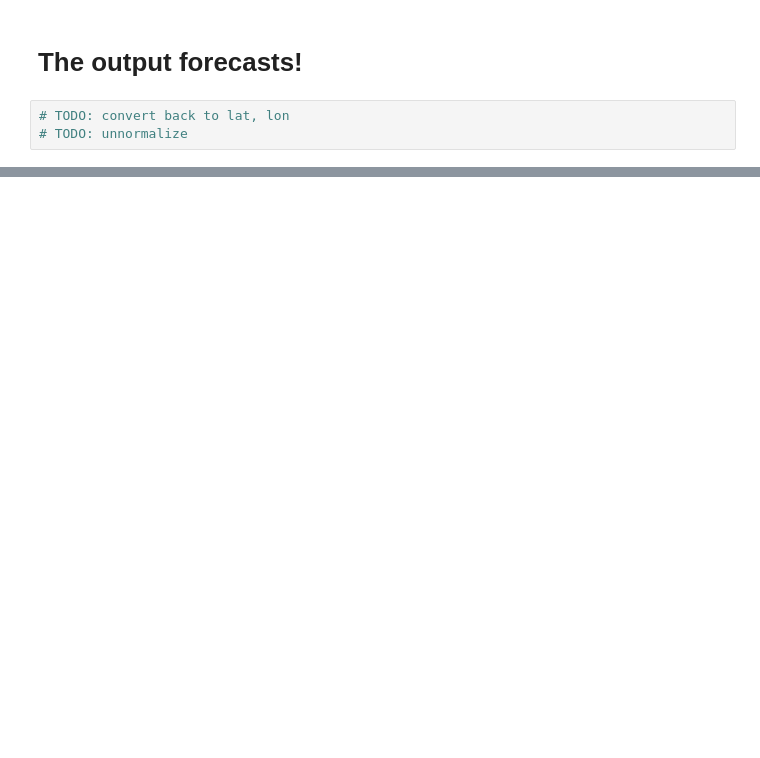
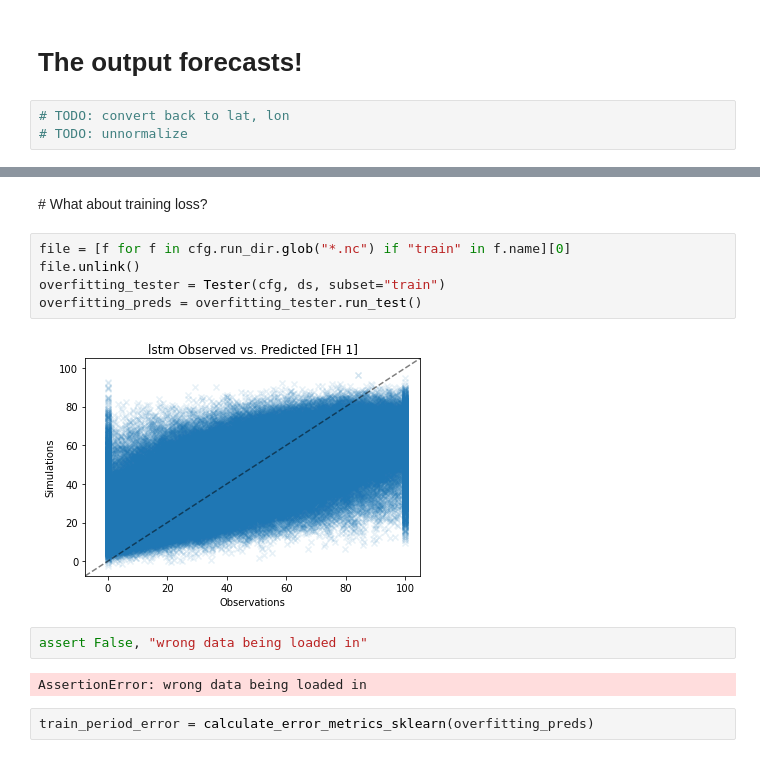
Before and after one commit to tommylees112/spatio_temporal, a Jupyter notebook: notebooks/kenya_VHI.ipynb, the cells around one changed output, grey strips where cells are left out. Drawn from its saved outputs; the diff is of its cells as text; blank space fills up the shorter version.

```diff
--- a/notebooks/kenya_VHI.ipynb
+++ b/notebooks/kenya_VHI.ipynb
@@ -211,0 +266,15 @@ Coordinates:
+# %% [markdown]
+# What about training loss?
+# %%
+file = [f for f in cfg.run_dir.glob("*.nc") if "train" in f.name][0]
+file.unlink()
+overfitting_tester = Tester(cfg, ds, subset="train")
+overfitting_preds = overfitting_tester.run_test()
+# %% [output]
+[figure, added]
+# %%
+assert False, "wrong data being loaded in"
+# %% [output]
+AssertionError: wrong data being loaded in
+# %%
+train_period_error = calculate_error_metrics_sklearn(overfitting_preds)
```
Also changed, not shown: parts of 12 cells of this notebook, 16 other files.
